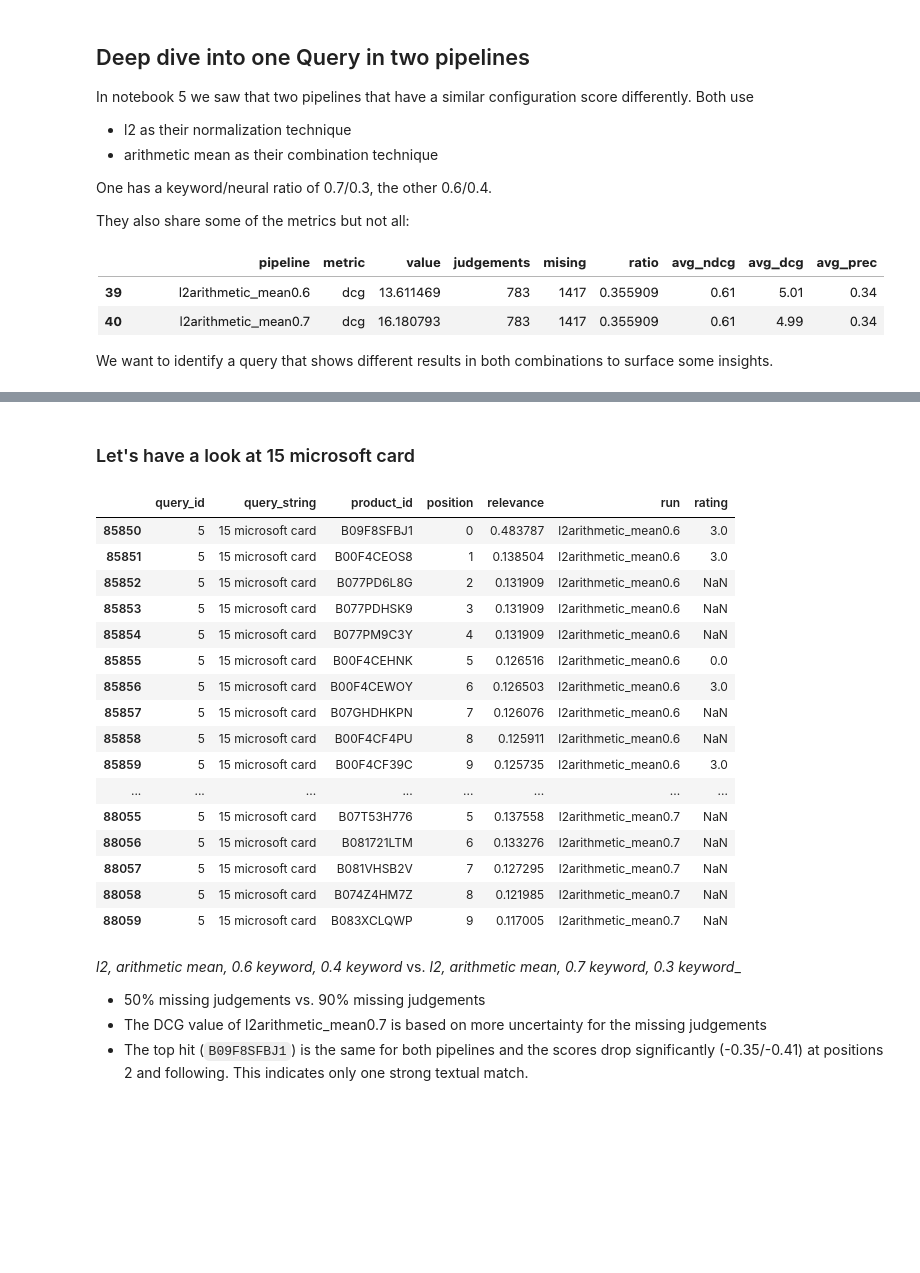
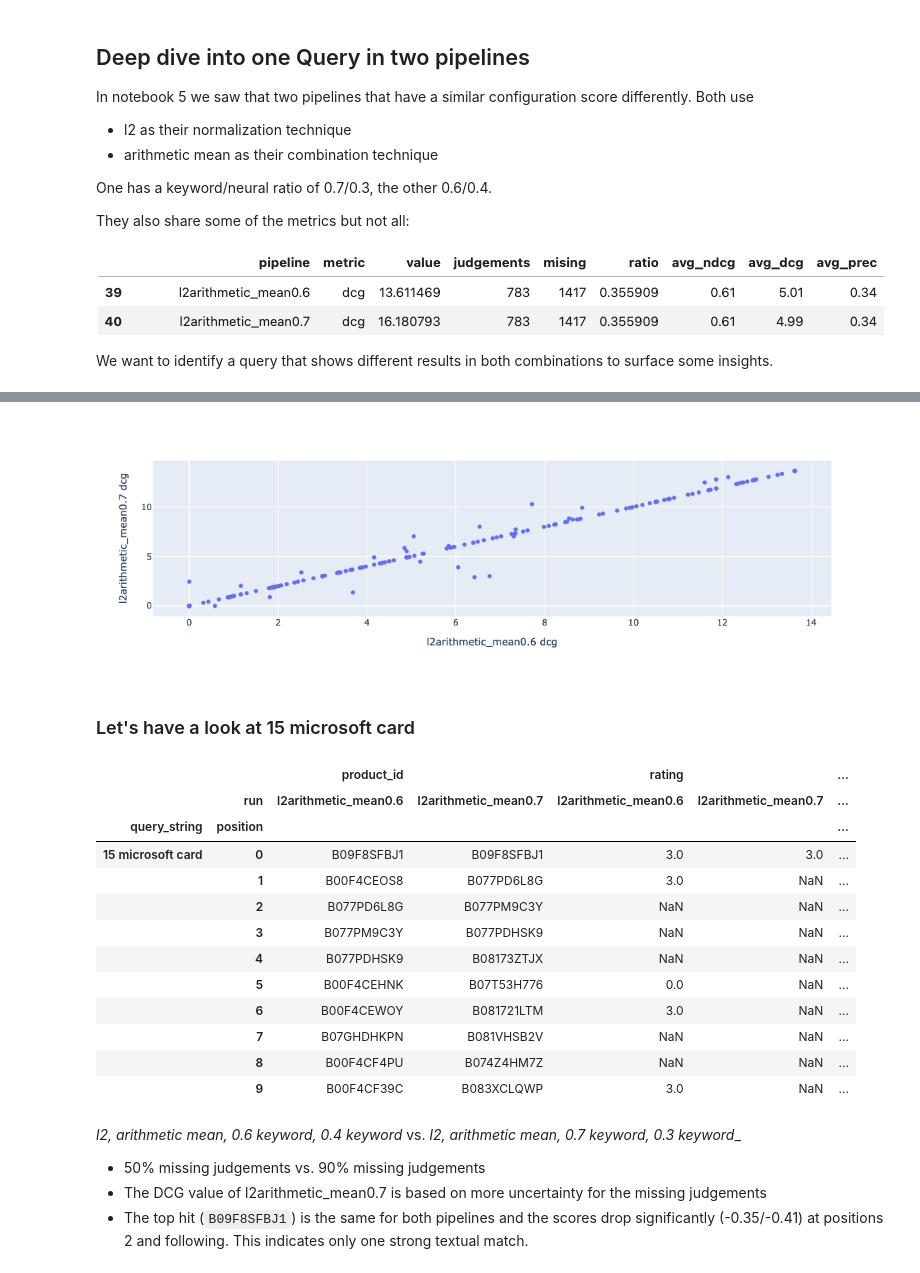
Before and after one commit to o19s/opensearch-search-quality-evaluation, a Jupyter notebook: hybrid-search/notebook/hybrid-search-baseline-comparison/6_Single_Query_Drill_Down.ipynb, the cells around one changed output, grey strips where cells are left out. Drawn from its saved outputs; the diff is of its cells as text; code cells hidden in the pictures; blank space fills up the shorter version.

Commit message:
A couple of tools for query comparision across configurations

```diff
--- a/hybrid-search/notebook/hybrid-search-baseline-comparison/6_Single_Query_Drill_Down.ipynb
+++ b/hybrid-search/notebook/hybrid-search-baseline-comparison/6_Single_Query_Drill_Down.ipynb
@@ -73,0 +81,8 @@ df_metrics[(df_metrics['pipeline'].isin(pipelines_to_check)) & (df_metrics['metr
+# %%
+ix = (df_metrics['pipeline'].isin(pipelines_to_check)) & (df_metrics['metric'].isin(["dcg"]))
+ix = (df_metrics['pipeline'].isin(pipelines_to_check))
+df_metrics[ix].head()
+p_df = df_metrics[ix].pivot_table(index="query", columns=["pipeline", "metric"], values="value").reset_index()
+# Flatten columns for visualization purposes
+p_df.columns = [" ".join(c).strip() for c in p_df.columns.values]
+p_df.head()
@@ -74,26 +96,32 @@ df_metrics[(df_metrics['pipeline'].isin(pipelines_to_check)) & (df_metrics['metr
+# %%
+px.scatter(
+    p_df,
+    x="l2arithmetic_mean0.6 dcg",
+    y="l2arithmetic_mean0.7 dcg",
+    hover_data=p_df.columns,
+)
+# %% [output]
+[figure, added]
 # %% [markdown]
 ### Let's have a look at 15 microsoft card
-# %%
-query = '15 microsoft card'
-df_results[(df_results['run'].isin(pipelines_to_check)) & (df_results['query_string'] == query)].sort_values(by=['run', 'position'])
-# %% [output]
-|  | query_id | query_string | product_id | position | relevance | run | rating |
-| 85850 | 5 | 15 microsoft card | B09F8SFBJ1 | 0 | 0.483787 | l2arithmetic_mean0.6 | 3.0 |
-| 85851 | 5 | 15 microsoft card | B00F4CEOS8 | 1 | 0.138504 | l2arithmetic_mean0.6 | 3.0 |
-| 85852 | 5 | 15 microsoft card | B077PD6L8G | 2 | 0.131909 | l2arithmetic_mean0.6 | NaN |
-| 85853 | 5 | 15 microsoft card | B077PDHSK9 | 3 | 0.131909 | l2arithmetic_mean0.6 | NaN |
-| 85854 | 5 | 15 microsoft card | B077PM9C3Y | 4 | 0.131909 | l2arithmetic_mean0.6 | NaN |
-| 85855 | 5 | 15 microsoft card | B00F4CEHNK | 5 | 0.126516 | l2arithmetic_mean0.6 | 0.0 |
-| 85856 | 5 | 15 microsoft card | B00F4CEWOY | 6 | 0.126503 | l2arithmetic_mean0.6 | 3.0 |
-| 85857 | 5 | 15 microsoft card | B07GHDHKPN | 7 | 0.126076 | l2arithmetic_mean0.6 | NaN |
-| 85858 | 5 | 15 microsoft card | B00F4CF4PU | 8 | 0.125911 | l2arithmetic_mean0.6 | NaN |
-| 85859 | 5 | 15 microsoft card | B00F4CF39C | 9 | 0.125735 | l2arithmetic_mean0.6 | 3.0 |
-| ... | ... | ... | ... | ... | ... | ... | ... |
-| 88055 | 5 | 15 microsoft card | B07T53H776 | 5 | 0.137558 | l2arithmetic_mean0.7 | NaN |
-| 88056 | 5 | 15 microsoft card | B081721LTM | 6 | 0.133276 | l2arithmetic_mean0.7 | NaN |
-| 88057 | 5 | 15 microsoft card | B081VHSB2V | 7 | 0.127295 | l2arithmetic_mean0.7 | NaN |
-| 88058 | 5 | 15 microsoft card | B074Z4HM7Z | 8 | 0.121985 | l2arithmetic_mean0.7 | NaN |
-| 88059 | 5 | 15 microsoft card | B083XCLQWP | 9 | 0.117005 | l2arithmetic_mean0.7 | NaN |
+# %%
+query = '15 microsoft card'
+ix = (df_results['run'].isin(pipelines_to_check)) & (df_results['query_string'] == query)
+df_results[ix].pivot(index=["query_string", "position"], columns=["run"], values=["product_id", "rating", "relevance"])
+# %% [output]
+|  |  | product_id |  | rating |  | ... |
+|  | run | l2arithmetic_mean0.6 | l2arithmetic_mean0.7 | l2arithmetic_mean0.6 | l2arithmetic_mean0.7 | ... |
+| query_string | position |  |  |  |  | ... |
+| 15 microsoft card | 0 | B09F8SFBJ1 | B09F8SFBJ1 | 3.0 | 3.0 | ... |
+|  | 1 | B00F4CEOS8 | B077PD6L8G | 3.0 | NaN | ... |
+|  | 2 | B077PD6L8G | B077PM9C3Y | NaN | NaN | ... |
+|  | 3 | B077PM9C3Y | B077PDHSK9 | NaN | NaN | ... |
+|  | 4 | B077PDHSK9 | B08173ZTJX | NaN | NaN | ... |
+|  | 5 | B00F4CEHNK | B07T53H776 | 0.0 | NaN | ... |
+|  | 6 | B00F4CEWOY | B081721LTM | 3.0 | NaN | ... |
+|  | 7 | B07GHDHKPN | B081VHSB2V | NaN | NaN | ... |
+|  | 8 | B00F4CF4PU | B074Z4HM7Z | NaN | NaN | ... |
+|  | 9 | B00F4CF39C | B083XCLQWP | 3.0 | NaN | ... |
 # %% [markdown]
 *l2, arithmetic mean, 0.6 keyword, 0.4 keyword* vs. *l2, arithmetic mean, 0.7 keyword, 0.3 keyword*_
 * 50% missing judgements vs. 90% missing judgements
```
Also changed, not shown: parts of 4 cells of this notebook.
